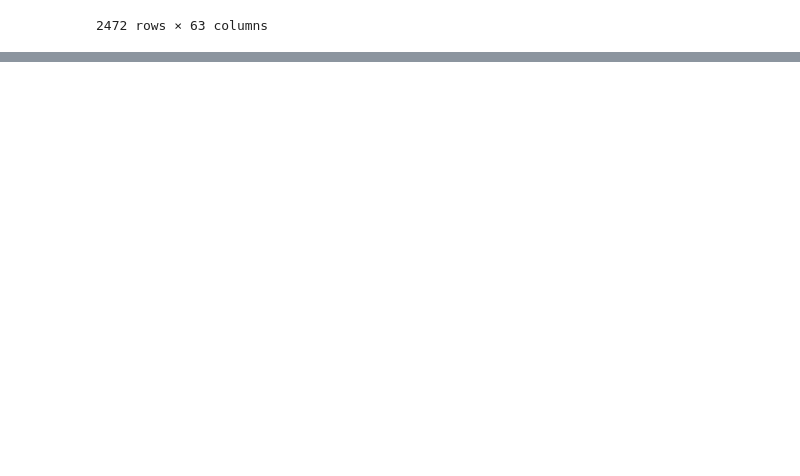
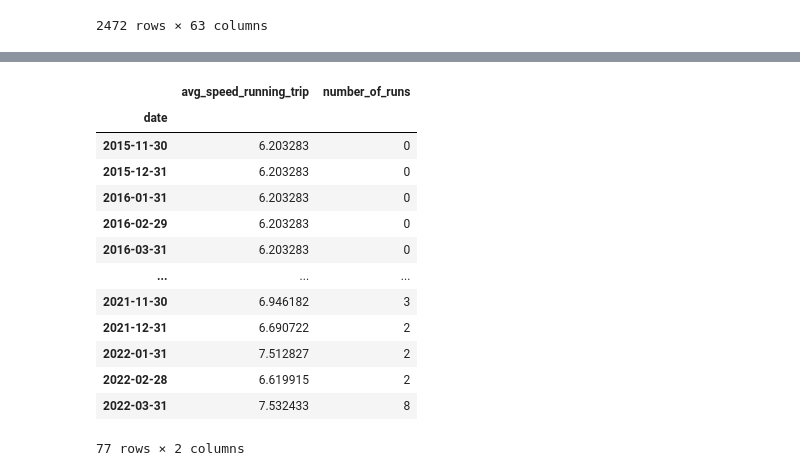
Before and after one commit to engdan77/metrics_collector, a Jupyter notebook: notebooks/metrics.ipynb, the cells around one changed output, grey strips where cells are left out. Drawn from its saved outputs; the diff is of its cells as text; code cells hidden in the pictures; blank space fills up the shorter version.

```diff
--- a/notebooks/metrics.ipynb
+++ b/notebooks/metrics.ipynb
@@ -76,0 +75,23 @@ df.tail(40)
+# %%
+running_df = df.copy()
+running_df = running_df.resample('M').agg({'avg_speed_running_trip':'max', 'running_distance_meters':'count'})
+running_df.rename(columns={"running_distance_meters": "number_of_runs"}, inplace=True)
+running_df.astype(float)
+running_df['number_of_runs'].interpolate(method='linear', limit_direction='backward', axis=0, inplace=True)
+running_df = running_df.ffill().bfill()
+running_df
+# %% [output]
+|  | avg_speed_running_trip | number_of_runs |
+| date |  |  |
+| 2015-11-30 | 6.203283 | 0 |
+| 2015-12-31 | 6.203283 | 0 |
+| 2016-01-31 | 6.203283 | 0 |
+| 2016-02-29 | 6.203283 | 0 |
+| 2016-03-31 | 6.203283 | 0 |
+| ... | ... | ... |
+| 2021-11-30 | 6.946182 | 3 |
+| 2021-12-31 | 6.690722 | 2 |
+| 2022-01-31 | 7.512827 | 2 |
+| 2022-02-28 | 6.619915 | 2 |
+| 2022-03-31 | 7.532433 | 8 |
+77 rows × 2 columns
```
Also changed, not shown: parts of 10 cells of this notebook.
